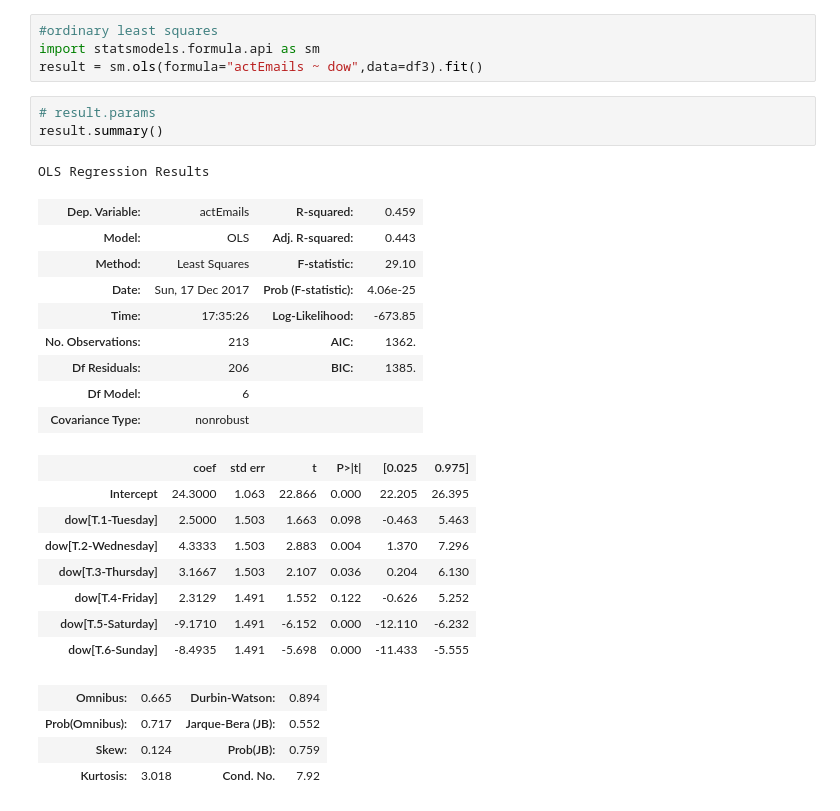
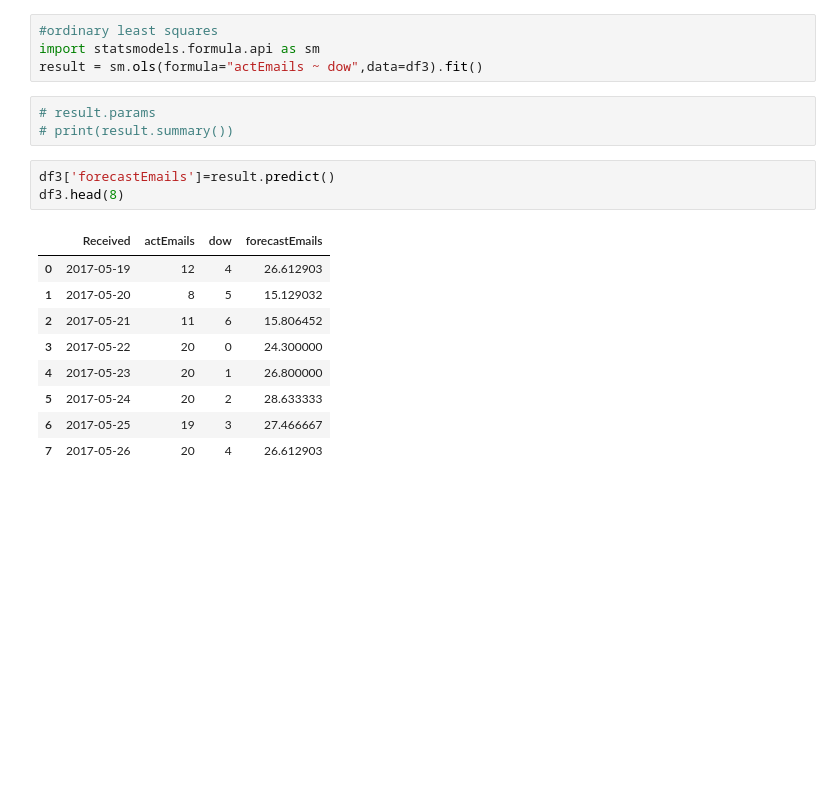
Before and after one commit to mondayn/py, a Jupyter notebook: emailAnalysis.ipynb, the cells around one changed output. Cells and saved outputs as stored; diff of their text form; blank space fills up the shorter version.

```diff
--- a/emailAnalysis.ipynb
+++ b/emailAnalysis.ipynb
@@ -51,27 +52,17 @@ import statsmodels.formula.api as sm
 result = sm.ols(formula="actEmails ~ dow",data=df3).fit()
 # %%
 # result.params
-result.summary()
+# print(result.summary())
-# %% [output]
-OLS Regression Results
-| Dep. Variable: | actEmails | R-squared: | 0.459 |
-| Model: | OLS | Adj. R-squared: | 0.443 |
-| Method: | Least Squares | F-statistic: | 29.10 |
-| Date: | Sun, 17 Dec 2017 | Prob (F-statistic): | 4.06e-25 |
-| Time: | 17:35:26 | Log-Likelihood: | -673.85 |
-| No. Observations: | 213 | AIC: | 1362. |
-| Df Residuals: | 206 | BIC: | 1385. |
-| Df Model: | 6 |  |  |
-| Covariance Type: | nonrobust |  |  |
-|  | coef | std err | t | P>|t| | [0.025 | 0.975] |
-| Intercept | 24.3000 | 1.063 | 22.866 | 0.000 | 22.205 | 26.395 |
-| dow[T.1-Tuesday] | 2.5000 | 1.503 | 1.663 | 0.098 | -0.463 | 5.463 |
-| dow[T.2-Wednesday] | 4.3333 | 1.503 | 2.883 | 0.004 | 1.370 | 7.296 |
-| dow[T.3-Thursday] | 3.1667 | 1.503 | 2.107 | 0.036 | 0.204 | 6.130 |
-| dow[T.4-Friday] | 2.3129 | 1.491 | 1.552 | 0.122 | -0.626 | 5.252 |
-| dow[T.5-Saturday] | -9.1710 | 1.491 | -6.152 | 0.000 | -12.110 | -6.232 |
-| dow[T.6-Sunday] | -8.4935 | 1.491 | -5.698 | 0.000 | -11.433 | -5.555 |
-| Omnibus: | 0.665 | Durbin-Watson: | 0.894 |
-| Prob(Omnibus): | 0.717 | Jarque-Bera (JB): | 0.552 |
-| Skew: | 0.124 | Prob(JB): | 0.759 |
-| Kurtosis: | 3.018 | Cond. No. | 7.92 |
+# %%
+df3['forecastEmails']=result.predict()
+df3.head(8)
+# %% [output]
+|  | Received | actEmails | dow | forecastEmails |
+| 0 | 2017-05-19 | 12 | 4 | 26.612903 |
+| 1 | 2017-05-20 | 8 | 5 | 15.129032 |
+| 2 | 2017-05-21 | 11 | 6 | 15.806452 |
+| 3 | 2017-05-22 | 20 | 0 | 24.300000 |
+| 4 | 2017-05-23 | 20 | 1 | 26.800000 |
+| 5 | 2017-05-24 | 20 | 2 | 28.633333 |
+| 6 | 2017-05-25 | 19 | 3 | 27.466667 |
+| 7 | 2017-05-26 | 20 | 4 | 26.612903 |
```
Also changed, not shown: parts of 4 cells of this notebook, 1 other file.
